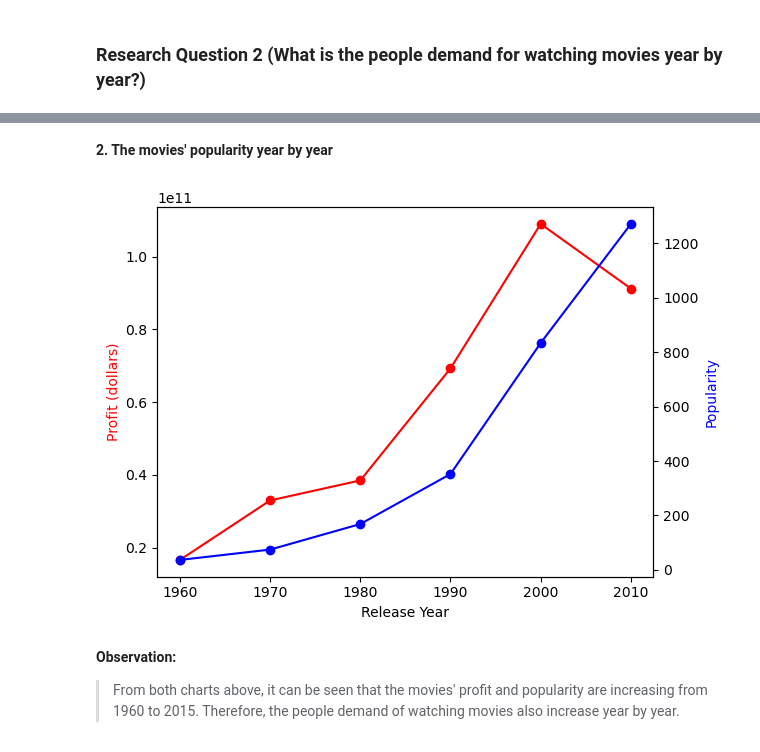
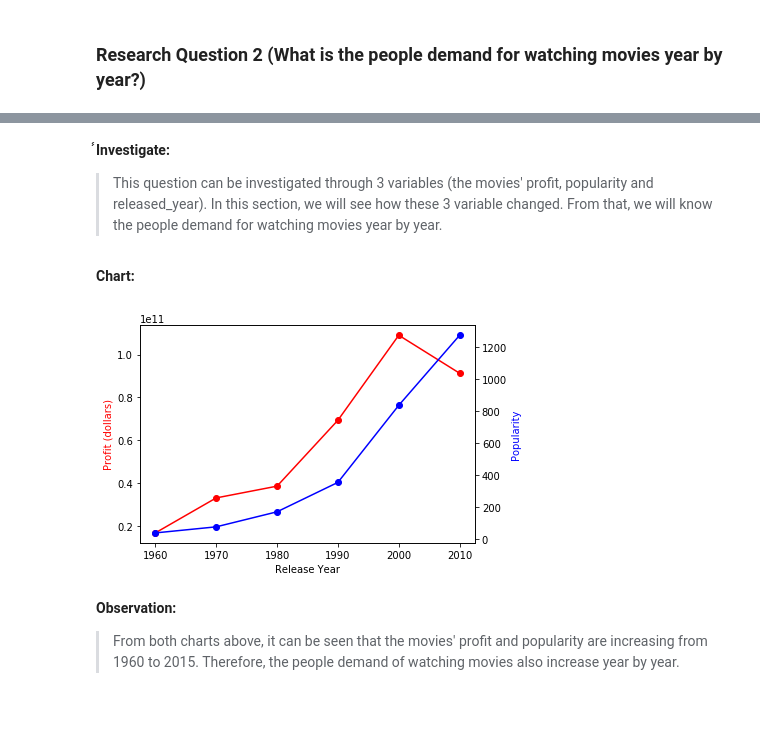
Before and after one commit to Vutuyet2000/data-analyst-project-2, a Jupyter notebook: investigate-movies-dataset.ipynb, the cells around one changed output, grey strips where cells are left out. Saved outputs shown, nothing was run; the diff lists cells and outputs as text; code cells hidden in the pictures; blank space fills up the shorter version.

```diff
--- a/investigate-movies-dataset.ipynb
+++ b/investigate-movies-dataset.ipynb
@@ -331,44 +257,34 @@ Year has min profit:  1966  with value:  352485422
-# %% [markdown]
-**2. The movies' popularity year by year**
+# %% [markdown]
+́́**Investigate:**
+> This question can be investigated through 3 variables (the movies' profit, popularity and released_year). In this section, we will see how these 3 variable changed. From that, we will know the people demand for watching movies year by year.
+# %% [markdown]
+**Chart:**
 # %%
-def popularity_trend(column_profit,column_popularity,column_year):
+def popularity_profit_trend(column_profit,column_popularity,column_year):
     df_movies = pd.read_csv('tmdb-movies-edited.csv')
-    #graph size
-#     plt.figure(figsize=(10,5), dpi = 100)
 
     bins = [1960,1970,1980,1990,2000,2010]
-    group_names=['1960-1970','1970-1980','1980-1990','1990-2000','2000-2010','2010-2015']
     ind = np.digitize(df_movies[column_year], bins)
 
     df_profit = df_movies.groupby(ind)[column_profit].sum().to_frame()
-#     df_profit.head()
-#     print(df_profit)
 
     df_popularity = df_movies.groupby(ind)[column_popularity].sum().to_frame()
     X_axis = np.arange(1960,2015,10)
 
     fig,ax=plt.subplots()
-    ax.plot(X_axis, df_profit[column_profit].to_list(), color="red", marker="o")
+    ax.plot(X_axis, df_profit[column_profit], color="red", marker="o")
     ax.set_xlabel('Release Year')
     ax.set_ylabel('Profit (dollars)', color="red")
 
     ax2=ax.twinx()
-    ax2.plot(X_axis, df_popularity[column_popularity].to_list(), color="blue",marker="o")
+    ax2.plot(X_axis, df_popularity[column_popularity], color="blue",marker="o")
     ax2.set_ylabel("Popularity", color="blue")
-#     plt.bar(X_axis-0.2, df_profit[column_profit].to_list(), 0.4 , label = 'Profit')
-#     plt.bar(X_axis+0.2, df_popularity[column_popularity].to_list(), 0.4 , label = 'Popularity')
-
-#     plt.xticks(bins, group_names)
-#     plt.xlabel("Release Year")
-#     plt.ylabel("Amount of money (Dollars)")
-#     plt.title("The people demand for watching movies year by year")
-#     plt.legend()
 
     plt.show()
 # %%
-popularity_trend('profit','popularity','release_year')
+popularity_profit_trend('profit','popularity','release_year')
 # %% [output]
-[figure, old version]
+[figure, new version]
 # %% [markdown]
 **Observation:**
 > From both charts above, it can be seen that the movies' profit and popularity are increasing from 1960 to 2015. Therefore, the people demand of watching movies also increase year by year.
```
Also changed, not shown: parts of 20 cells of this notebook, 1 other file.
